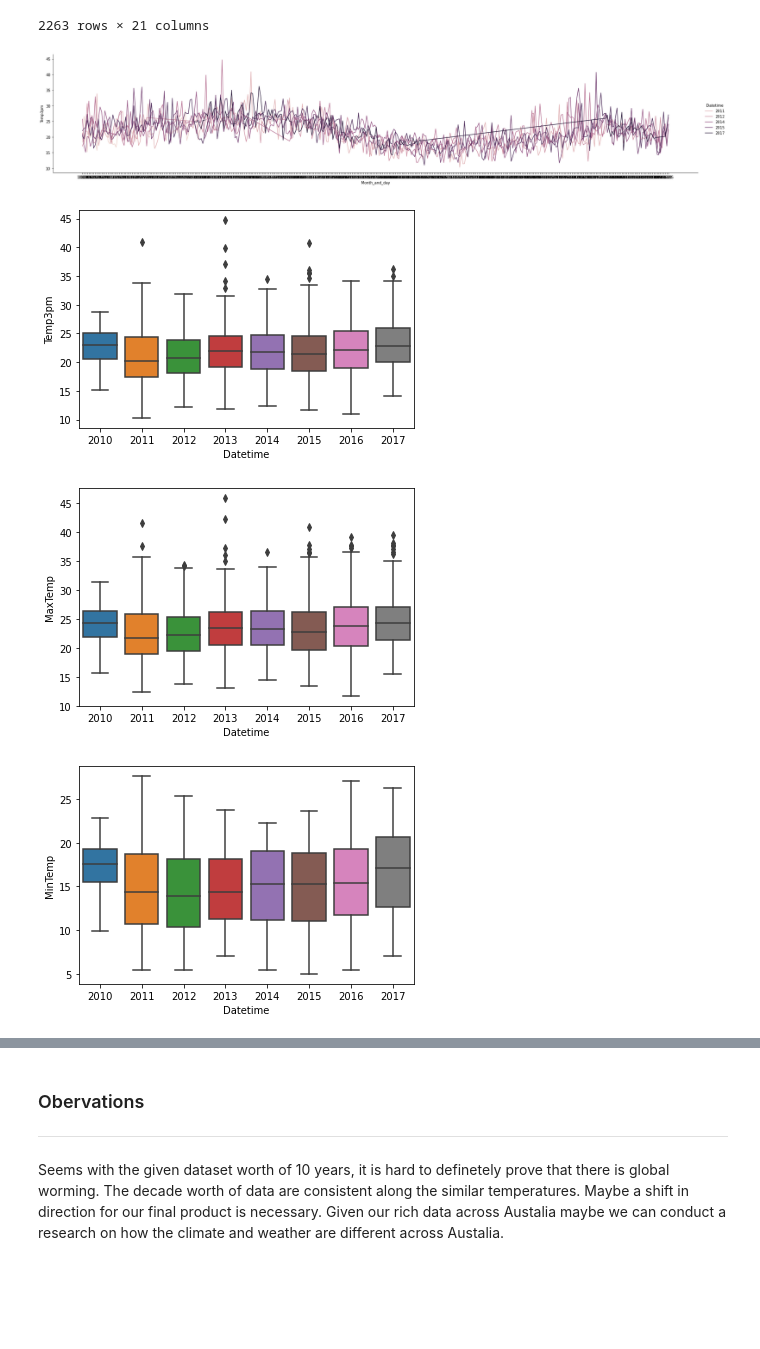
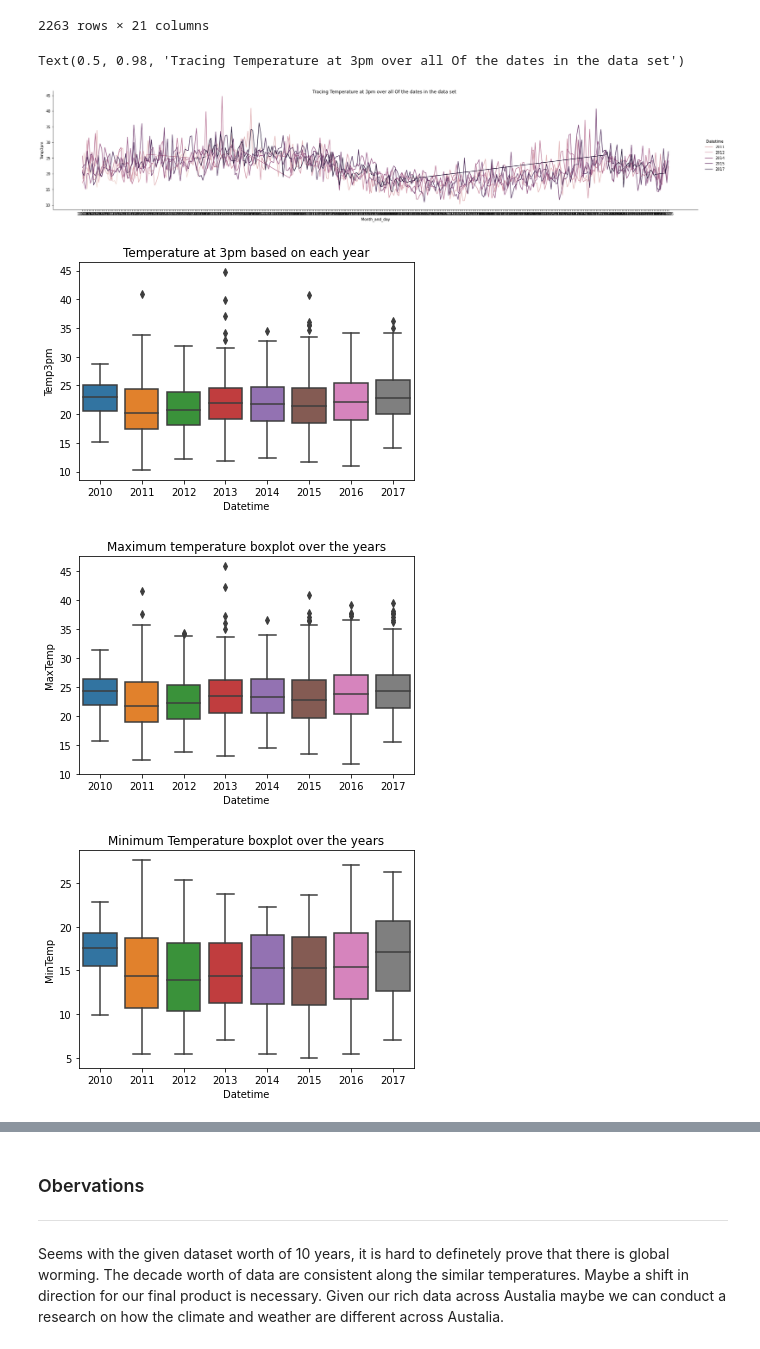
Before and after one commit to data301-2020-winter2/course-project-group_1023, a Jupyter notebook: analysis/Takumi/milestone2_task4.ipynb, the cells around one changed output, grey strips where cells are left out. Cells and saved outputs as stored; diff of their text form; code cells hidden in the pictures; blank space fills up the shorter version.

```diff
--- a/analysis/Takumi/milestone2_task4.ipynb
+++ b/analysis/Takumi/milestone2_task4.ipynb
@@ -6,5 +8,4 @@ import matplotlib.pyplot as plt
 import datetime
 # %%
 from scripts import project_functions # This is called a relative import
-data = project_functions.load_and_process('/Users/takumi/Documents/DATA301_1023/course-project-group_1023/data/raw/weatherAUS.csv')
-data
+data = project_functions.load_and_process('../../data/raw/weatherAUS.csv')
@@ -110,21 +68,24 @@ plot_sydney = sns.relplot(x="Month_and_day",
                           hue="Datetime",
                           aspect=5,
                           data=data_in_sydney)
+
+plot_sydney.fig.suptitle("Tracing Temperature at 3pm over all Of the dates in the data set")
 # %% [output]
+Text(0.5, 0.98, 'Tracing Temperature at 3pm over all Of the dates in the data set')
-[figure, old version]
+[figure, new version]
 # %%
 ### box plot with temperature at 3pm
 
-Sydney_box = sns.boxplot(x="Datetime", y="Temp3pm", data=data_in_sydney)
+Sydney_box = sns.boxplot(x="Datetime", y="Temp3pm", data=data_in_sydney).set_title("Temperature at 3pm based on each year")
 # %% [output]
-[figure, old version]
+[figure, new version]
 # %%
 ### box plot with max temperatures
-Sydney_max = sns.boxplot(x="Datetime", y="MaxTemp", data=data_in_sydney)
+Sydney_max = sns.boxplot(x="Datetime", y="MaxTemp", data=data_in_sydney).set_title("Maximum temperature boxplot over the years")
 # %% [output]
-[figure, old version]
+[figure, new version]
 # %%
 ### box plot with min temeperatures
-Sydney_max = sns.boxplot(x="Datetime", y="MinTemp", data=data_in_sydney)
+Sydney_max = sns.boxplot(x="Datetime", y="MinTemp", data=data_in_sydney).set_title("Minimum Temperature boxplot over the years")
 # %% [output]
-[figure, old version]
+[figure, new version]
```
Also changed, not shown: parts of 7 cells of this notebook, 2 other files.
